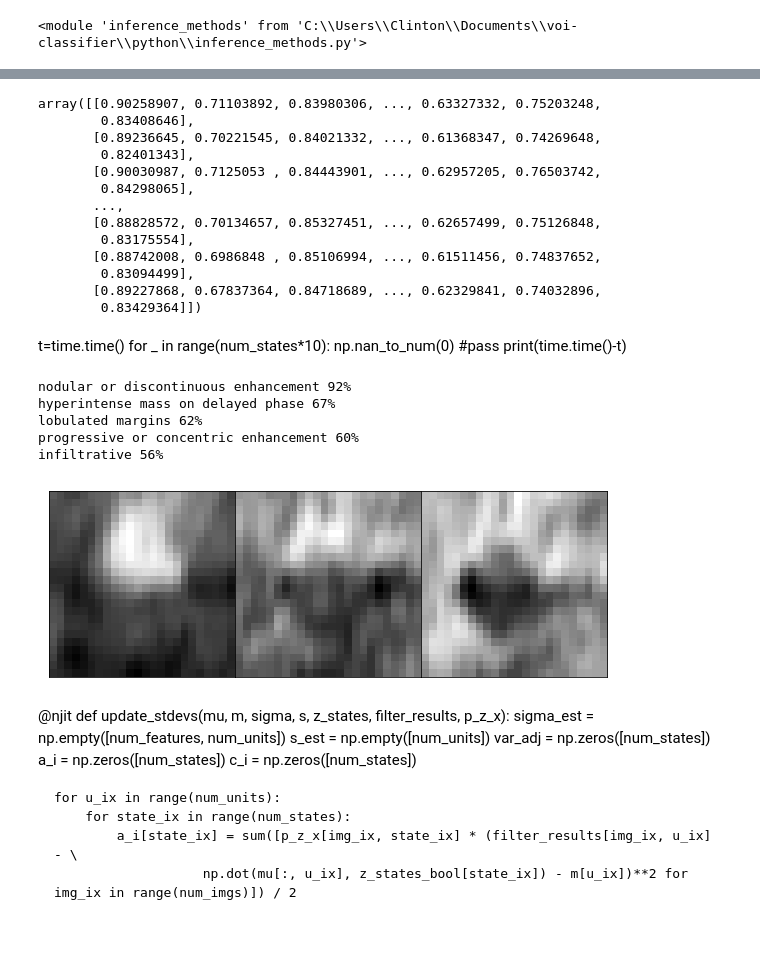
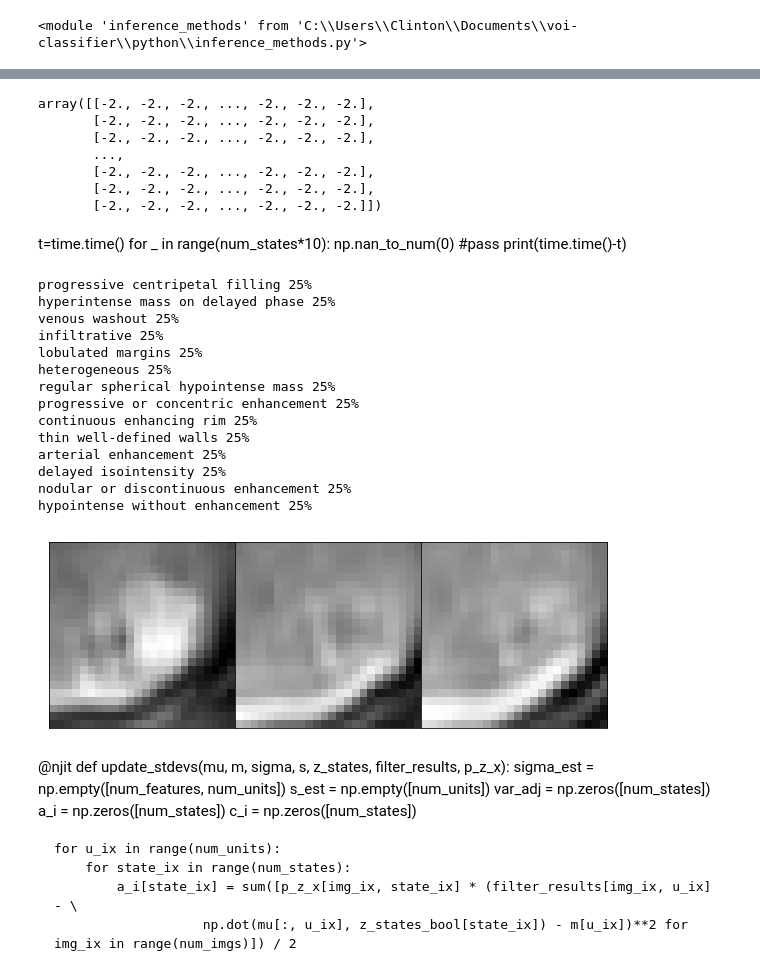
Before and after one commit to clintonjwang/voi-classifier, a Jupyter notebook: python/cls-specific-inference.ipynb, the cells around one changed output, grey strips where cells are left out. Drawn from its saved outputs; the diff is of its cells as text; code cells hidden in the pictures; blank space fills up the shorter version.

```diff
--- a/python/cls-specific-inference.ipynb
+++ b/python/cls-specific-inference.ipynb
@@ -203,16 +203,16 @@ importlib.reload(im)
 # %% [output]
 <module 'inference_methods' from 'C:\\Users\\Clinton\\Documents\\voi-classifier\\python\\inference_methods.py'>
 # %%
-def EM_loop(k, alpha=.8, beta=.8, **kwargs):
+def EM_loop(k, alpha=.8, beta=.3, **kwargs):
     if len(kwargs) == 0:
-        W = np.empty((num_features, num_units))
-        for f_ix in range(num_features):
-            W[f_ix] = feature_filter_means[all_features[f_ix]]*5
+        W = np.ones((num_features, num_units))
+        #for f_ix in range(num_features):
+        #    W[f_ix] = feature_filter_means[all_features[f_ix]]*5
         mu = np.ones(num_units)
         sigma = 5
         a = 5
         b = 3
-        theta = scipy.random.normal(size=(num_features, num_features))
+        theta = np.zeros((num_features, num_features))#scipy.random.normal(size=(num_features, num_features))
     else:
         mu = kwargs['mu']
         sigma = kwargs['sigma']
@@ -231,23 +231,23 @@ def EM_loop(k, alpha=.8, beta=.8, **kwargs):
     print("Running EM:")
     for jj in range(k):
         print("   Iteration", jj, end="...")
+        print("Updating W, theta...", end="")
+        W = im.update_W(mu, W, z_states, U, p_z_x, fixed_indices, alpha)
         theta = im.update_thetas(np.sum(p_z_x, axis=0), z_states_bool, theta, alpha)
 
         p_z = im.get_p_z(z_states, theta)
         s_states = im.get_s_states(z_states, W, p_z)
         p_z_x = im.get_all_p_z_x(p_x_z, p_z)
 
-        print("Updating W...", end="")
-        W = im.update_W(mu, W, z_states, U, p_z_x, fixed_indices, alpha)
-
         print("Updating mu, sigma, a, b...", end="")
         mu = im.update_mus(mu, s_states, U, p_z_x, beta)
         sigma = im.update_sigma(mu, sigma, s_states, U, p_z_x)
-        a, b = im.update_ab(mu, a, b, sigma, s_states, X, p_z_x, alpha)
+        a, b = im.update_ab(mu, a, b, sigma, s_states, X, p_z_x, beta)
 
         if jj < k-1:
             print("Updating probabilities...")
             U = im.get_squashed_X(X, a, b)
+            s_states = im.get_s_states(z_states, W, p_z)
             p_x_z = im.get_all_p_x_z(mu, sigma, s_states, U, fixed_indices, z_states)
             p_z_x = im.get_all_p_z_x(p_x_z, p_z)
 
@@ -295,25 +295,19 @@ Updating mu, sigma, a, b...
+# %%
+W
+# %% [output]
+array([[-2., -2., -2., ..., -2., -2., -2.],
+       [-2., -2., -2., ..., -2., -2., -2.],
+       [-2., -2., -2., ..., -2., -2., -2.],
+       ...,
+       [-2., -2., -2., ..., -2., -2., -2.],
+       [-2., -2., -2., ..., -2., -2., -2.],
+       [-2., -2., -2., ..., -2., -2., -2.]])
 # %%
 U = im.get_squashed_X(X, a, b)
 p_z = im.get_p_z(z_states, theta)
 s_states = im.get_s_states(z_states, W, p_z)
 p_x_z = im.get_all_p_x_z(mu, sigma, s_states, U, fixed_indices, z_states)
 p_z_x = im.get_all_p_z_x(p_x_z, p_z)
-# %%
-p_x_z
-# %% [output]
-array([[0.90258907, 0.71103892, 0.83980306, ..., 0.63327332, 0.75203248,
-        0.83408646],
-       [0.89236645, 0.70221545, 0.84021332, ..., 0.61368347, 0.74269648,
-        0.82401343],
-       [0.90030987, 0.7125053 , 0.84443901, ..., 0.62957205, 0.76503742,
-        0.84298065],
-       ...,
-       [0.88828572, 0.70134657, 0.85327451, ..., 0.62657499, 0.75126848,
-        0.83175554],
-       [0.88742008, 0.6986848 , 0.85106994, ..., 0.61511456, 0.74837652,
-        0.83094499],
-       [0.89227868, 0.67837364, 0.84718689, ..., 0.62329841, 0.74032896,
-        0.83429364]])
 # %% [markdown]
 t=time.time()
 for _ in range(num_states*10):
@@ -321,33 +315,42 @@ for _ in range(num_states*10):
     #pass
 print(time.time()-t)
 # %%
-test_ix = 10
+test_ix = 0
 #for test_ix in test_indices[5:]:
 p_zi_x = np.zeros([num_features])
 for f_ix in range(num_features):
     state_ixs = [state_ix for state_ix in range(num_states) if z_states_bool[state_ix][f_ix]]
     p_zi_x[f_ix] = sum(p_z_x[test_ix, state_ixs])
     #for f,strength in sorted(enumerate(p_zi_x), key=lambda x:x[1], reverse=True):
     #    output[z] = output[z] + [f, strength]
 #break
 
 for f,strength in sorted(enumerate(p_zi_x), key=lambda x:x[1], reverse=True):
-    if strength<0.3:
+    if strength<0.2:
         break
     print("%s %d%%" % (all_features[f], strength*100))
 
 for cls in C.classes_to_include:
     x_test_quick = orig_data_dict[cls][0][np.where(orig_data_dict[cls][1] == indices_f[test_ix])]
     if len(x_test_quick) > 0:
         break
 hf.draw_slices(x_test_quick[0])
 # %% [output]
-nodular or discontinuous enhancement 92%
-hyperintense mass on delayed phase 67%
-lobulated margins 62%
-progressive or concentric enhancement 60%
-infiltrative 56%
+progressive centripetal filling 25%
+hyperintense mass on delayed phase 25%
+venous washout 25%
+infiltrative 25%
+lobulated margins 25%
+heterogeneous 25%
+regular spherical hypointense mass 25%
+progressive or concentric enhancement 25%
+continuous enhancing rim 25%
+thin well-defined walls 25%
+arterial enhancement 25%
+delayed isointensity 25%
+nodular or discontinuous enhancement 25%
+hypointense without enhancement 25%
-[figure, old version]
+[figure, new version]
 # %% [markdown]
 @njit
 def update_stdevs(mu, m, sigma, s, z_states, filter_results, p_z_x):
```
Also changed, not shown: parts of 5 cells of this notebook, 2 other files.
